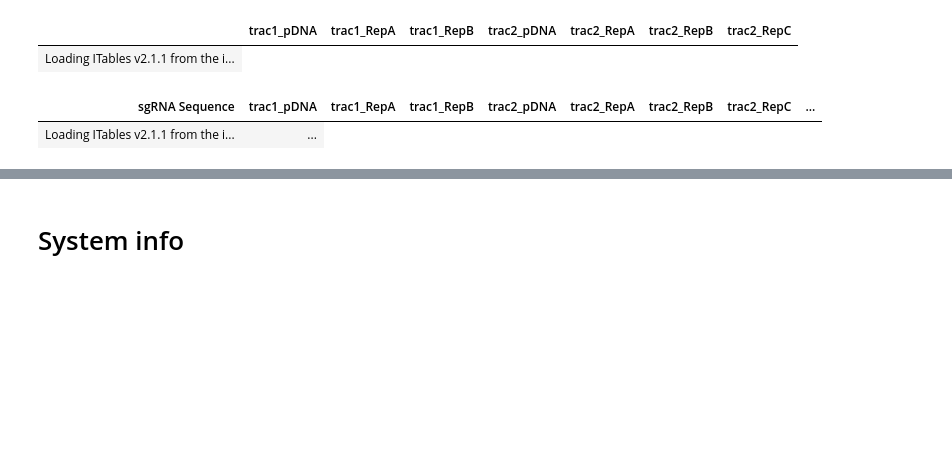
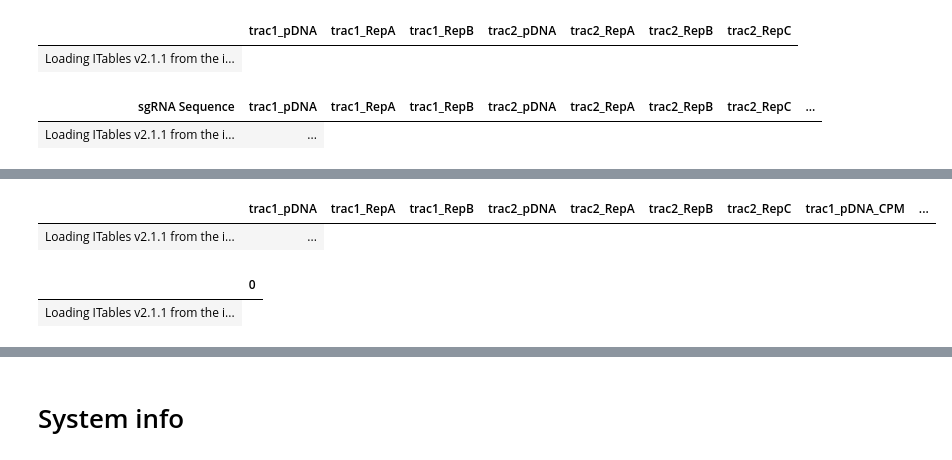
Before and after one commit to deannachurch/SBCapstone_CRISPRScreens, a Jupyter notebook: notebooks/Brunello_count_library.ipynb, the cells around one changed output, grey strips where cells are left out. Cells and saved outputs as stored; diff of their text form; code cells hidden in the pictures; blank space fills up the shorter version.

```diff
--- a/notebooks/Brunello_count_library.ipynb
+++ b/notebooks/Brunello_count_library.ipynb
@@ -119,3 +121,20 @@ def plot_hist(df, col, bin_no, title, x_label):
     plt.title(title)
 
     return fig
+# %%
+def cal_cpm(df, col):
+    """
+    cal_cpm:
+
+    take a col in a dataframe that represents a count and calculate the counts per million.
+    return the dataframe
+
+    """
+
+    if not pd.api.types.is_numeric_dtype(df[col]):
+        raise TypeError(f"The column {col} is not numeric")
+    total_counts = df[col].sum()
+    normalized_col_name = col + '_CPM'  # Create a new column name for the normalized data
+    df[normalized_col_name] = (df[col] / total_counts) * 1_000_000
+
+    return df
@@ -714,0 +757,10 @@ plt.show()
+# %%
+brunello_norm_df.describe()
+# %% [output]
+|  | trac1_pDNA | trac1_RepA | trac1_RepB | trac2_pDNA | trac2_RepA | trac2_RepB | trac2_RepC | trac1_pDNA_CPM | ... |
+| Loading ITables v2.1.1 from the i... | ... |
+# %%
+brunello_norm_df.isnull().sum()
+# %% [output]
+|  | 0 |
+| Loading ITables v2.1.1 from the i... |
```
Also changed, not shown: parts of 17 cells of this notebook.
